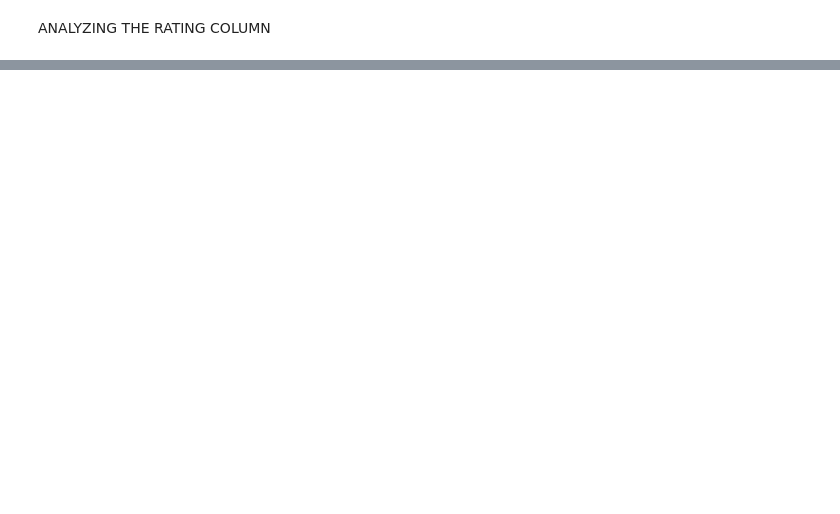
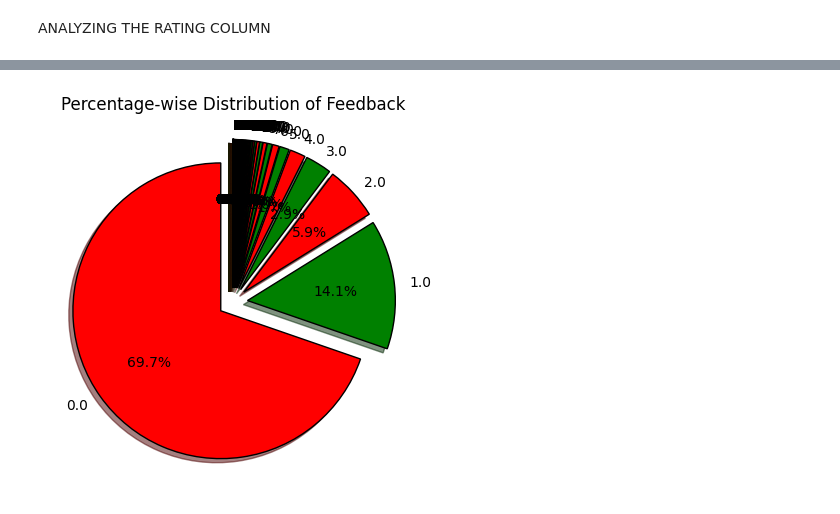
Before and after one commit to esskare/Sentiment-Analysis-on-Products, a Jupyter notebook: DataModelling.ipynb, the cells around one changed output, grey strips where cells are left out. Cells and saved outputs as stored; diff of their text form; code cells hidden in the pictures; blank space fills up the shorter version.

```diff
--- a/DataModelling.ipynb
+++ b/DataModelling.ipynb
@@ -72,0 +150,25 @@ plt.show()
+# %%
+# Create the figure
+fig = plt.figure(figsize=(7,7))
+
+# Define colors and wedge properties
+colors = ['red', 'green']
+wp = {'linewidth': 1, "edgecolor": 'black'}
+
+# Calculate the proportion of each feedback type
+tags = data['Review Votes'].value_counts() / data.shape[0]
+
+# Ensure explode matches the length of tags
+explode = [0.1] * len(tags)
+
+# Define labels to match the unique values in 'Review Votes' (assuming 0=Negative and 1=Positive)
+
+
+# Plot the pie chart
+tags.plot(kind='pie', autopct="%1.1f%%", shadow=True, colors=colors,
+          startangle=90, wedgeprops=wp, explode=explode)
+
+# Set title
+plt.title('Percentage-wise distribution of Review Votes')
+plt.ylabel('')  # Optional: remove the default y-axis label
+plt.show()
@@ -72,0 +223,18 @@ plt.show()
+# %%
+import matplotlib.pyplot as plt
+
+# Assuming 'tags' has been defined as in your code
+num_tags = len(tags)
+
+# Adjust explode to match the number of tags
+explode = (0.1,) * num_tags  # This will create a tuple of the correct length
+
+# Plotting
+tags.plot(kind='pie', autopct="%1.1f%%", shadow=True, colors=colors,
+          startangle=90, wedgeprops=wp, explode=explode)
+
+plt.title('Percentage-wise Distribution of Feedback')
+plt.ylabel('')  # Hides the y-label
+plt.show()
+# %% [output]
+[figure, added]
```
Also changed, not shown: parts of 60 cells of this notebook.
